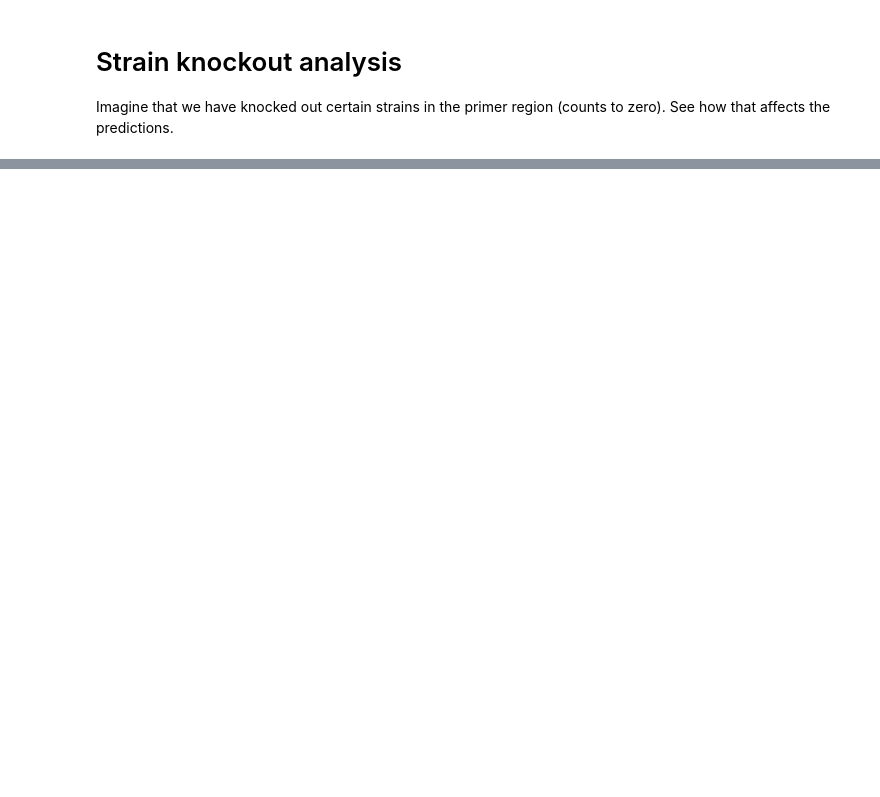
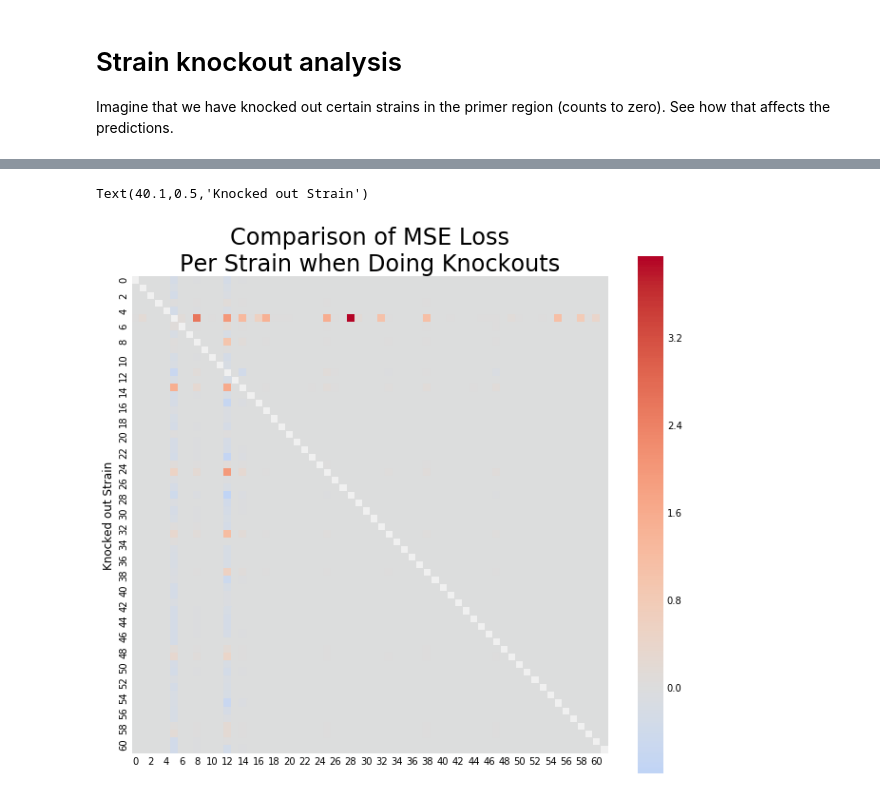
Before and after one commit to michaelwiest/microbiome-rnn, a Jupyter notebook: notebooks/Model Evaluator.ipynb, the cells around one changed output, grey strips where cells are left out. Saved outputs shown, nothing was run; the diff lists cells and outputs as text; code cells hidden in the pictures; blank space fills up the shorter version.

```diff
--- a/notebooks/Model Evaluator.ipynb
+++ b/notebooks/Model Evaluator.ipynb
@@ -274,0 +287,40 @@ plt.show()
+# %%
+# This is the generic data prior to knockout.
+# The comparison here is what will have its loss compared against.
+primer, comparison = get_primer_and_comparison_data(otu_handler,
+                                                        which_sample,
+                                                        start_index,
+                                                        primer_len,
+                                                        predict_length)
+
+dream_original = model.daydream(primer, predict_len=predict_length)[:, :, 0]
+strain_errors = np.zeros((1, model.otu_handler.num_strains))
+for i in range(dream_original.shape[0]):
+    strain_errors[0, i] = mean_squared_error(dream_original[i, primer_len:], comparison[i, primer_len:])
+
+strain_errors = np.repeat(strain_errors, model.otu_handler.num_strains, axis=0)
+# %%
+# For each strain, knock it out and get a row of data with the losses of the strains.
+ko_errors = np.zeros((model.otu_handler.num_strains, model.otu_handler.num_strains))
+kos = []
+for i in range(model.otu_handler.num_strains):
+    pc = primer.copy()
+#     ko = np.random.randint(model.otu_handler.num_strains, size=3)
+#     kos.append(ko)
+    pc[i, ...] = knockout_val
+    dream_ko = model.daydream(pc, predict_len=predict_length)[:, :, 0]
+    for j in range(dream_ko.shape[0]):
+        if i == j:
+            ko_errors[i, j] = None
+        else:
+            ko_errors[i, j] = mean_squared_error(dream_ko[j, primer_len:],
+                                                 comparison[j, primer_len:]
+                                                )
+# %%
+plt.figure(figsize=(10, 10))
+sns.heatmap((ko_errors - strain_errors), square=True, cmap='coolwarm', center=0)
+plt.title('Comparison of MSE Loss\nPer Strain when Doing Knockouts', fontsize=24)
+plt.ylabel('Knocked out Strain')
+# %% [output]
+Text(40.1,0.5,'Knocked out Strain')
+[figure, added]
```
Also changed, not shown: parts of 11 cells of this notebook.
